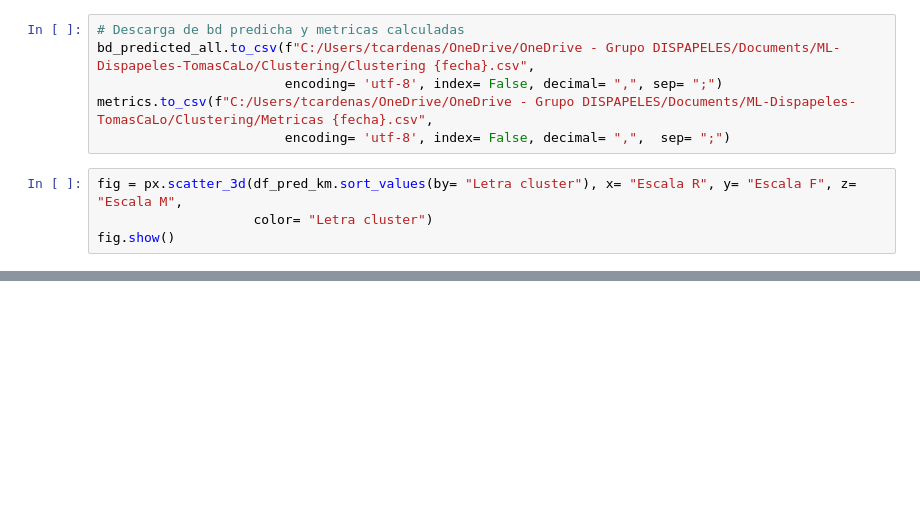
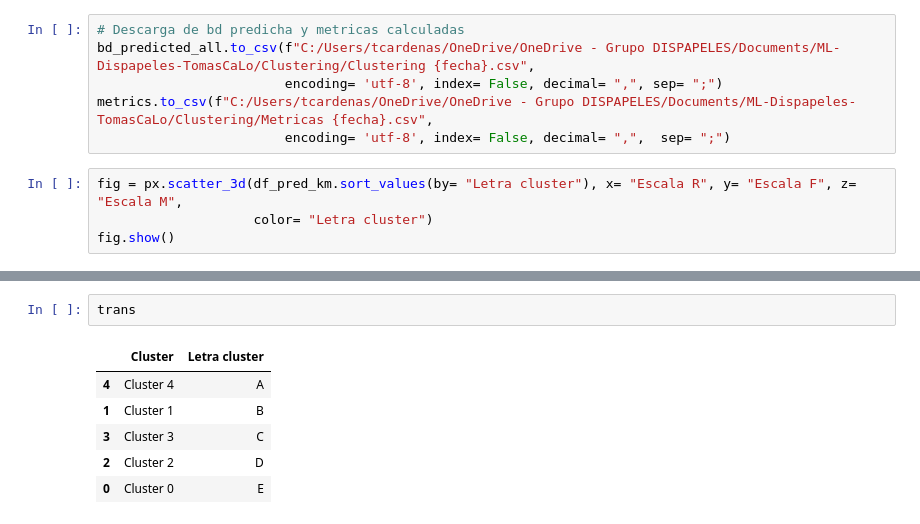
Before and after one commit to TomasCardeLo/ML-Dispapeles-TomasCaLo, a Jupyter notebook: Clustering/Clustering pycaret kmeans - v4 normalizado.ipynb, the cells around one changed output, grey strips where cells are left out. Drawn from its saved outputs; the diff is of its cells as text; blank space fills up the shorter version.

```diff
--- a/Clustering/Clustering pycaret kmeans - v4 normalizado.ipynb
+++ b/Clustering/Clustering pycaret kmeans - v4 normalizado.ipynb
@@ -335,3 +335,12 @@ plot_model(model_kmeans, plot = 'silhouette')
 plot_model(model_kmeans, plot = 'distribution')
 # %% [output]
 [interactive output not drawn]
+# %%
+trans
+# %% [output]
+|  | Cluster | Letra cluster |
+| 4 | Cluster 4 | A |
+| 1 | Cluster 1 | B |
+| 3 | Cluster 3 | C |
+| 2 | Cluster 2 | D |
+| 0 | Cluster 0 | E |
```
Also changed, not shown: parts of 4 cells of this notebook, 9 other files.
